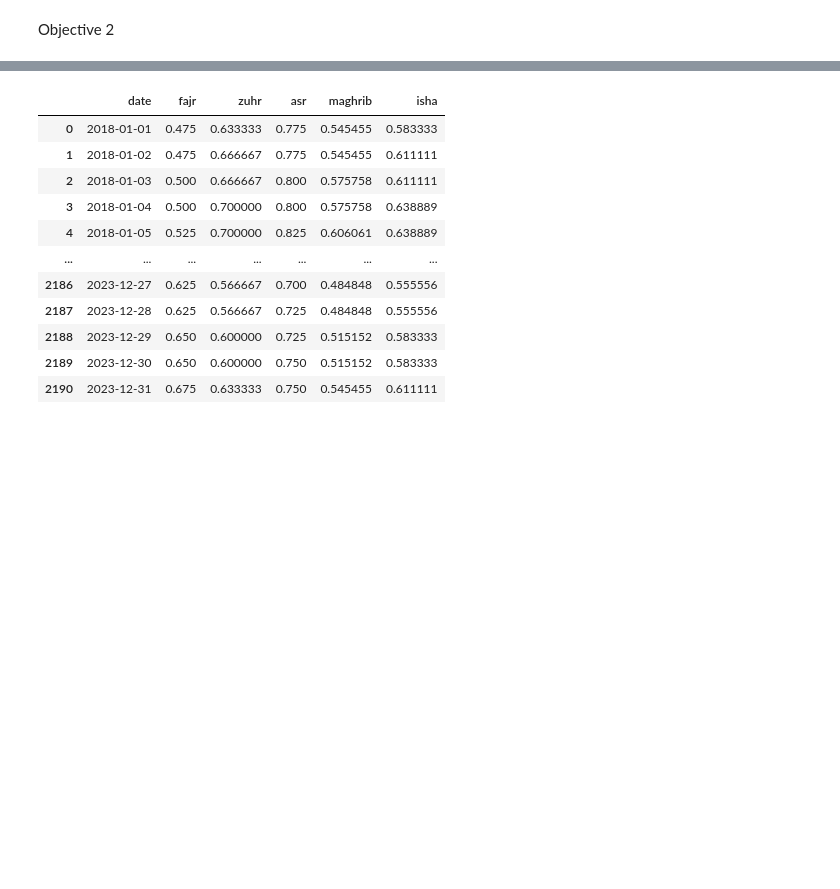
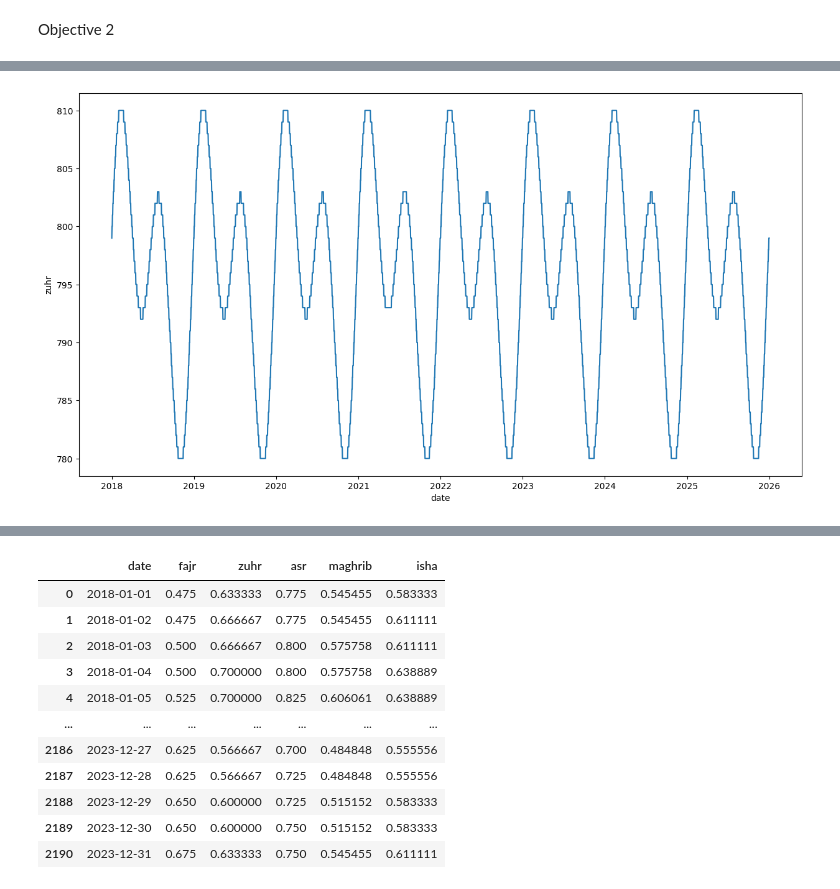
Before and after one commit to azamsuratem/predictprayertimes, a Jupyter notebook: python/objectives_1_and_2.ipynb, the cells around one changed output, grey strips where cells are left out. Drawn from its saved outputs; the diff is of its cells as text; code cells hidden in the pictures; blank space fills up the shorter version.

```diff
--- a/python/objectives_1_and_2.ipynb
+++ b/python/objectives_1_and_2.ipynb
@@ -267,0 +280,4 @@ Objective 2
+# %%
+plot_time_series_esolat("zuhr")
+# %% [output]
+[figure, added]
```
Also changed, not shown: parts of 5 cells of this notebook.
